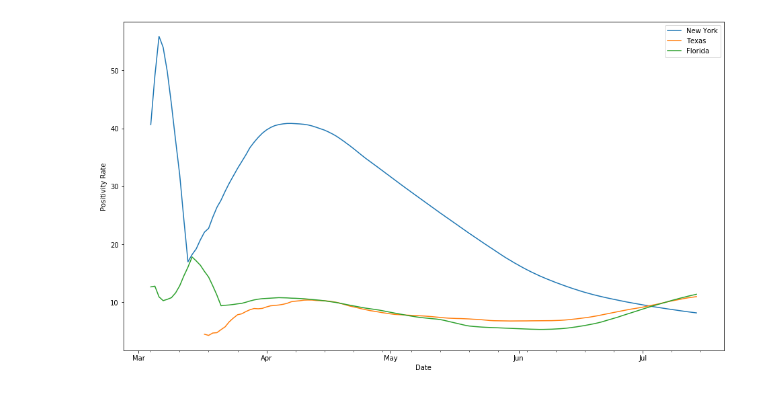
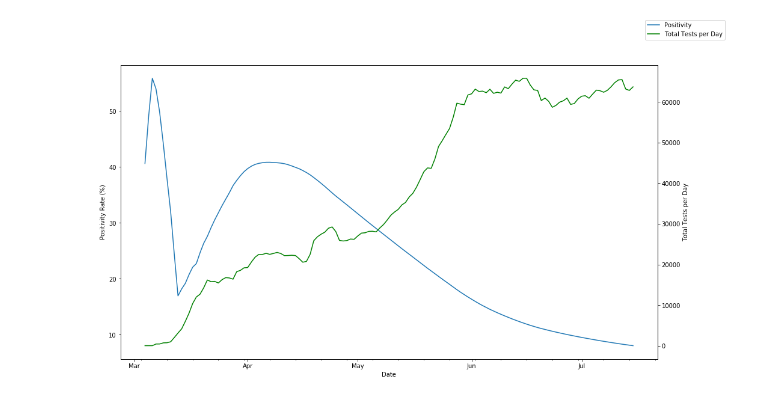
Before and after one commit to watsona4/jupyter_notebooks, a Jupyter notebook: COVID Tracking Data.ipynb, the cells around one changed output. Cells and saved outputs as stored; diff of their text form; code cells hidden in the pictures.

```diff
--- a/COVID Tracking Data.ipynb
+++ b/COVID Tracking Data.ipynb
@@ -14,4 +14,6 @@ months_fmt = mdates.DateFormatter('%b')
 # %%
 url = 'https://covidtracking.com/api/v1/states/daily.json'
 r = requests.get(url=url)
-data = r.json()
+df = pd.DataFrame.from_dict(r.json())
+df.head()
+dat.columns
@@ -38,2 +33,0 @@ data
-# %%
-df = pd.DataFrame.from_dict(data)
@@ -50,3 +34,3 @@ df.head()
 # %%
 df['datetime'] = [datetime.strptime(str(x), '%Y%m%d') for x in df['date']]
-df['positivity'] = df['positive'] / (df['positive'] + df['negative']) * 100
+df['positivity'] = df['positive'] / df['totalTestResults'] * 100
@@ -70,17 +37,16 @@ dat
 # %%
 ny = df[df['state'] == 'NY']
-tx = df[df['state'] == 'TX']
-fl = df[df['state'] == 'FL']
-fig, ax = plt.subplots(figsize=(16, 9))
-ax.plot(ny['datetime'], ny['positivity'].rolling(7).mean(), label='New York')
-ax.plot(tx['datetime'], tx['positivity'].rolling(7).mean(), label='Texas')
-ax.plot(fl['datetime'], fl['positivity'].rolling(7).mean(), label='Florida')
-ax.xaxis.set_major_locator(months)
-ax.xaxis.set_major_formatter(months_fmt)
-ax.xaxis.set_minor_locator(weeks)
-ax.set_xlabel('Date')
-ax.set_ylabel('Positivity Rate')
-ax.legend()
+fig, ax1 = plt.subplots(figsize=(16, 9))
+ax2 = ax1.twinx()
+ax1.plot(ny['datetime'], ny['positivity'].rolling(7).mean(), label='Positivity')
+ax2.plot(ny['datetime'], ny['totalTestResultsIncrease'].rolling(7).mean(), label='Total Tests per Day', color='g')
+ax1.xaxis.set_major_locator(months)
+ax1.xaxis.set_major_formatter(months_fmt)
+ax1.xaxis.set_minor_locator(weeks)
+ax1.set_xlabel('Date')
+ax1.set_ylabel('Positivity Rate (%)')
+ax2.set_ylabel('Total Tests per Day')
+fig.legend()
 plt.show()
 # %% [output]
-[figure, old version]
+[figure, new version]
```
Also changed, not shown: parts of 4 cells of this notebook, 1 other file.
